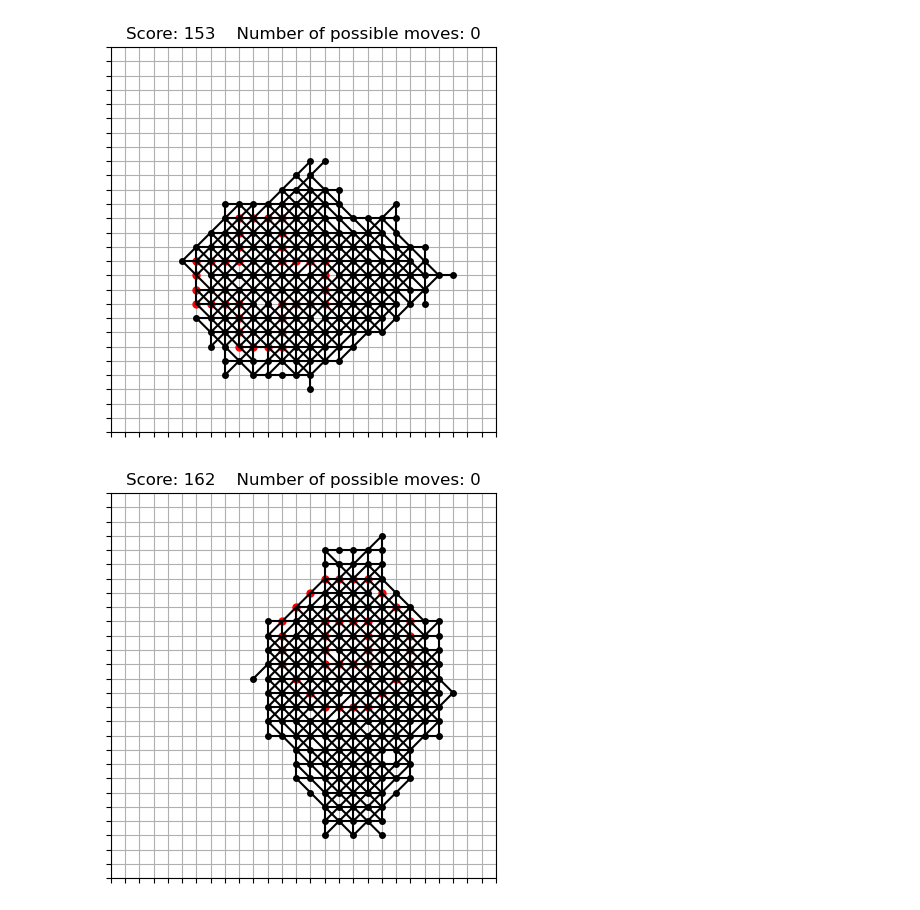
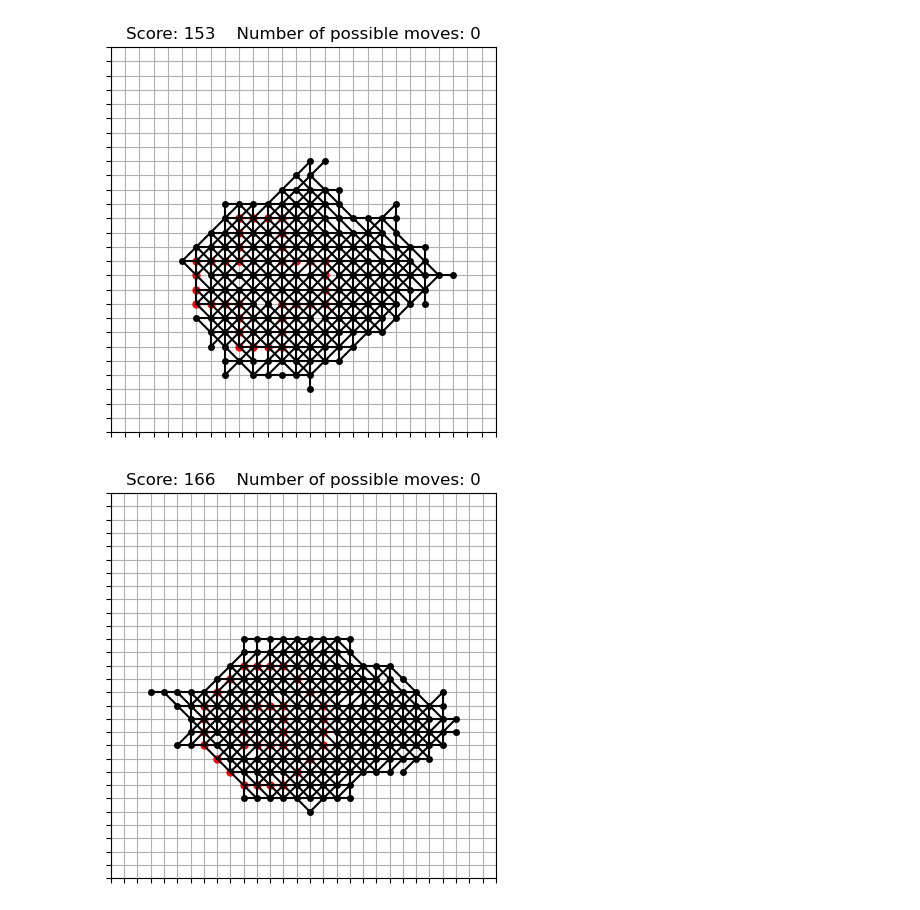
Before and after one commit to gillioz/MorpionSolitaire, a Jupyter notebook: cpp/PyMorpionSolitaire.ipynb, the cells around one changed output. Saved outputs shown, nothing was run; the diff lists cells and outputs as text; code cells hidden in the pictures.

```diff
--- a/cpp/PyMorpionSolitaire.ipynb
+++ b/cpp/PyMorpionSolitaire.ipynb
@@ -184,7 +184,7 @@ best_cross.print()
 # %% [output]
 [figure]
 # %%
-best_pipe = PyMorpionSolitaire.Game5T.load('data/nested-4-games/pipe5T_162_37598.json')
+best_pipe = PyMorpionSolitaire.Game5T.load('data/nested-4-games/pipe5T_166_07475.json')
 best_pipe.print()
 # %% [output]
-[figure, old version]
+[figure, new version]
```
Also changed, not shown: parts of 1 cell of this notebook, 48 other files.
